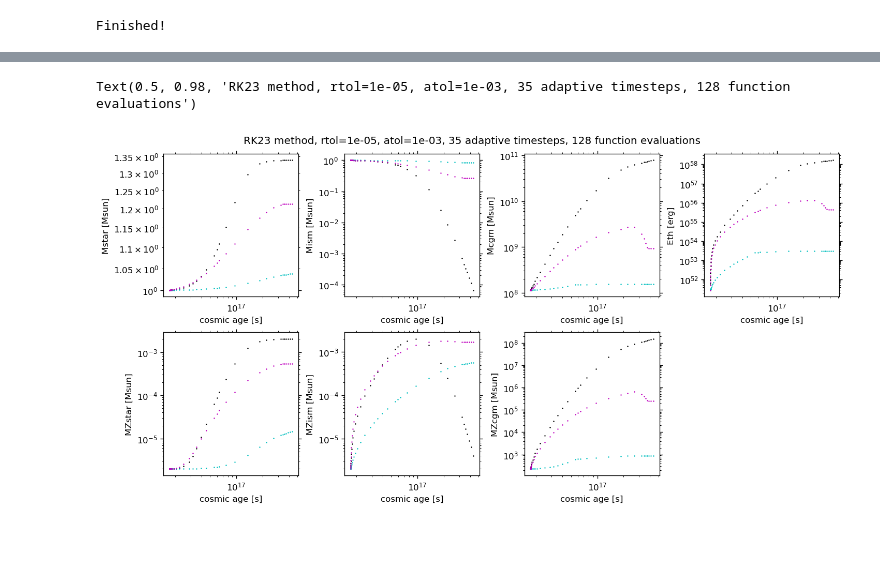
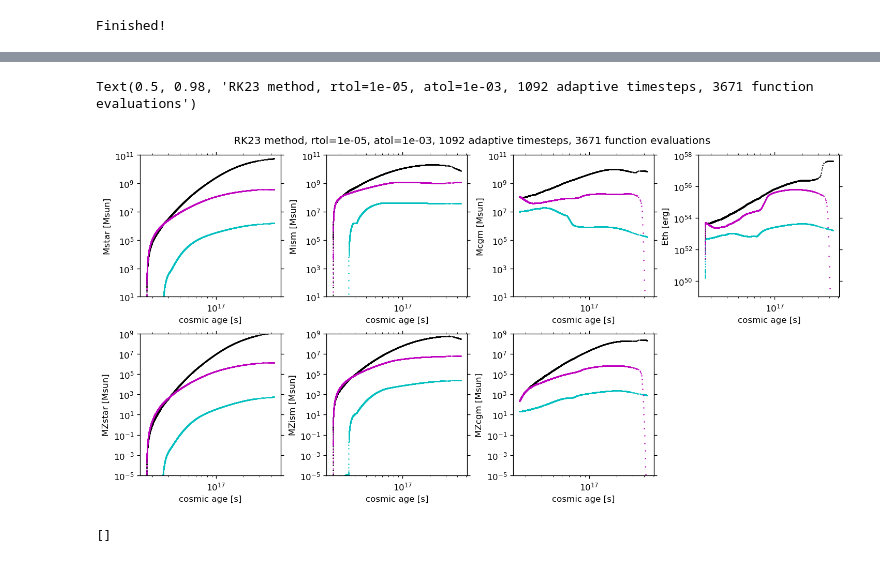
Before and after one commit to virajpandya/sapphire, a Jupyter notebook: dev/solve_ivp_thermal_tng.ipynb, the cells around one changed output, grey strips where cells are left out. Drawn from its saved outputs; the diff is of its cells as text; code cells hidden in the pictures.

Commit message:
solve_ivp can solve systems
switched a lot of floating point calculations to array based in new function integrator_system()

```diff
--- a/dev/solve_ivp_thermal_tng.ipynb
+++ b/dev/solve_ivp_thermal_tng.ipynb
@@ -251,3 +382,11 @@ G = const.G.to('cm**3 / (g * s**2)').value
+# %%
+ics_halos = []
+
+for interps in interp_funcs:
+    # everything but last one is needed
+    ics_halos.append(get_ics(interps[:-1]))
+
+ics_halos = np.log10(np.array(ics_halos))
 # %%
 """
 Set up the integrator function
@@ -565,15 +627,18 @@ ode_method = 'RK23'
 
 sol_arr = []
 
-for funcs, halo in zip(interp_funcs, halos):
+tloop = timer()
+
+for funcs, halo, ics in zip(interp_funcs, halos, ics_halos):
     tstart = timer()
     sol = solve_ivp(integrator, [t_init, np.log10(halos[0]['cosmic_age'][-1] * 1e9 * yr_to_s)],
-                    initial_conditions,
+                    ics,
                     dense_output=True, method=ode_method,
                     atol=atol, rtol=rtol, args=(parameters, funcs))
 
     print('\n',sol.message,'solve_ivp took %.3f seconds'%(timer()-tstart),'\n')
-
     print(sol.y.T[-1])
     sol_arr.append(sol)
+
+print('total time: %.3f'%(timer() - tloop))
 # %% [output]
@@ -598,14 +663,17 @@ fig, axes = plt.subplots(nrows=2,ncols=4,figsize=(12,6),constrained_layout=True)
 allax = np.ravel(axes)
 allax[-1].axis('off')
 
+axlim = 10**np.array([[1, 11], [1, 11], [1, 11], [49, 58], [-5., 9], [-5., 9], [-5., 9]])
+
 for sol, c in zip(sol_arr, ['k', 'c', 'm']):
     for varnum in np.arange(7):
 
         allax[varnum].loglog(10**sol.t,10**sol.y[varnum],'{}.'.format(c), ms=3,mec='none')
         allax[varnum].set_xlabel('cosmic age [s]')
         allax[varnum].set_ylabel(labels[varnum])
+        allax[varnum].set_ylim(axlim[varnum][0], axlim[varnum][1])
 
-    fig.suptitle('%s method, rtol=%.0e, atol=%.0e, %i adaptive timesteps, %i function evaluations'%(ode_method,rtol,atol,len(sol.t),sol.nfev))
+        fig.suptitle('%s method, rtol=%.0e, atol=%.0e, %i adaptive timesteps, %i function evaluations'%(ode_method,rtol,atol,len(sol.t),sol.nfev))
 
 # plt.savefig('solve_ivp_logarithmic_%s_%s_benchmark.png'%(halo_name,ode_method),bbox_inches='tight',dpi=150,facecolor='white')
 # %% [output]
@@ -848,10 +952,11 @@ sat_state = np.zeros(len(halos))
 # %%
+
 tstart = timer()
 
 sol_sys = solve_ivp(integrator_system,
                     [t_init, np.log10(halos[0]['cosmic_age'][-1] * 1e9 * yr_to_s)],
-                initial_conditions_system,
-                dense_output=True, method=ode_method,
-                atol=atol, rtol=rtol, args=(parameters, np.array(interp_funcs)))
+                    ics_halos.flatten(),
+                    dense_output=True, method=ode_method,
+                    atol=atol, rtol=rtol, args=(parameters, np.array(interp_funcs), ))
 
 print('\n',sol.message,'solve_ivp took %.3f seconds'%(timer()-tstart),'\n')
@@ -858,24 +965,39 @@ print('\n',sol.message,'solve_ivp took %.3f seconds'%(timer()-tstart),'\n')
 # %%
 labels = {0:'Mstar [Msun]',1:'Mism [Msun]',2:'Mcgm [Msun]',3:'Eth [erg]',4:'MZstar [Msun]',5:'MZism [Msun]',6:'MZcgm [Msun]'}
 
 fig, axes = plt.subplots(nrows=2,ncols=4,figsize=(12,6),constrained_layout=True)
 allax = np.ravel(axes)
 allax[-1].axis('off')
+
+axlim = 10**np.array([[1, 11], [1, 11], [1, 11], [49, 58], [-5., 9], [-5., 9], [-5., 9]])
 
 for varnum in np.arange(7):
 
     allax[varnum].loglog(10**sol_sys.t, 10**sol_sys.y[varnum],'{}.'.format('k'), ms=3,mec='none')
     allax[varnum].loglog(10**sol_sys.t, 10**sol_sys.y[7 + varnum],'{}.'.format('c'), ms=3,mec='none')
     allax[varnum].loglog(10**sol_sys.t, 10**sol_sys.y[2*7 + varnum],'{}.'.format('m'), ms=3,mec='none')
 
     allax[varnum].set_xlabel('cosmic age [s]')
     allax[varnum].set_ylabel(labels[varnum])
 
+    allax[varnum].set_ylim(axlim[varnum][0], axlim[varnum][1])
+
+
+# for sol, c in zip(sol_arr, ['k', 'c', 'm']):
+#     for varnum in np.arange(7):
+
+#         allax[varnum].loglog(10**sol.t,10**sol.y[varnum],'{}.'.format(c), ms=3,mec='none', alpha = 0.25)
+#         allax[varnum].set_xlabel('cosmic age [s]')
+#         allax[varnum].set_ylabel(labels[varnum])
 
 
 fig.suptitle('%s method, rtol=%.0e, atol=%.0e, %i adaptive timesteps, %i function evaluations'%(ode_method,rtol,atol,len(sol.t),sol.nfev))
 
 # plt.savefig('solve_ivp_logarithmic_%s_%s_benchmark.png'%(halo_name,ode_method),bbox_inches='tight',dpi=150,facecolor='white')
 # %% [output]
-Text(0.5, 0.98, 'RK23 method, rtol=1e-05, atol=1e-03, 35 adaptive timesteps, 128 function evaluations')
+Text(0.5, 0.98, 'RK23 method, rtol=1e-05, atol=1e-03, 1092 adaptive timesteps, 3671 function evaluations')
-[figure, old version]
+[figure, new version]
+# %%
+sol_arr
+# %% [output]
+[]
```
Also changed, not shown: parts of 15 cells of this notebook, 4 other files.
